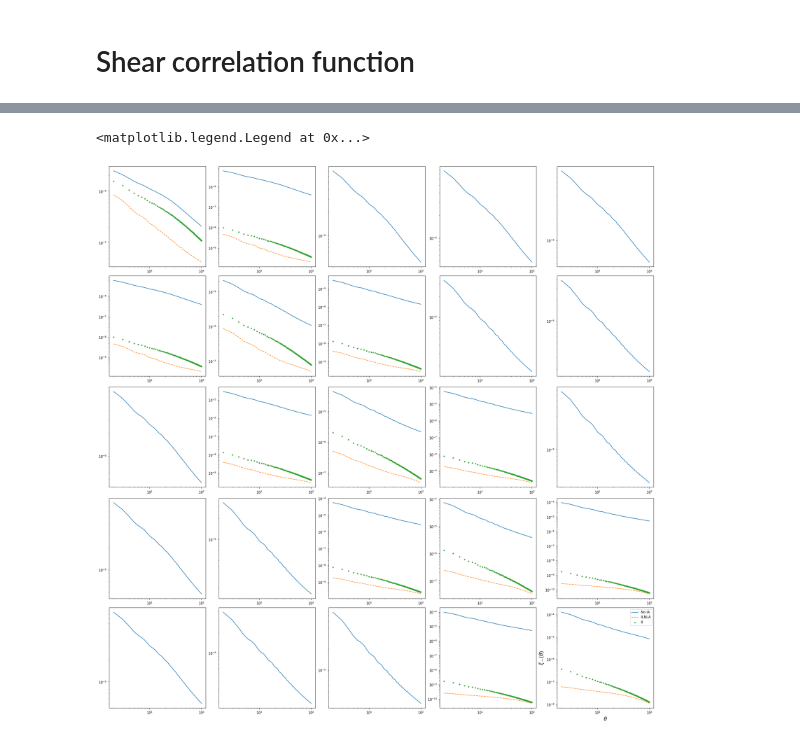
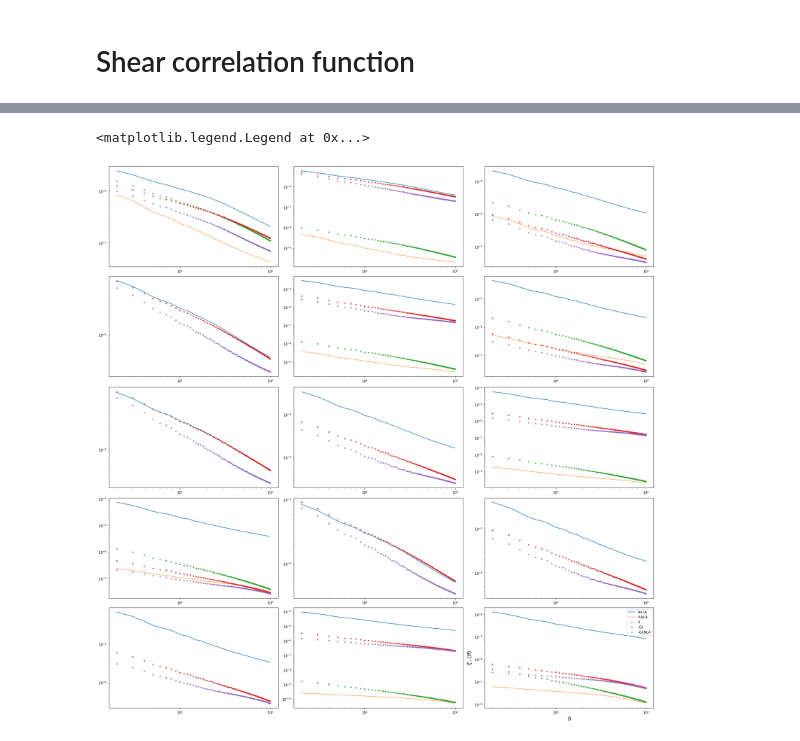
Before and after one commit to LSSTDESC/SkySim5000_IA_infusion, a Jupyter notebook: theo_predictions.ipynb, the cells around one changed output, grey strips where cells are left out. Cells and saved outputs as stored; diff of their text form; code cells hidden in the pictures.

```diff
--- a/theo_predictions.ipynb
+++ b/theo_predictions.ipynb
@@ -177,0 +186,15 @@ def trim_axs(axs, N):
+# %%
+shear_GI_minus=[]
+for i in range(15):
+    shear_GI_minus.append(ccl.correlation(cosmo, ell,cls['GI'][i] ,theta_arc.deg , corr_type='L-', method='fftlog'))
+shear_GI_minus=np.stack(shear_GI_minus)
+# %%
+shear_GI_NLA_plus=[]
+for i in range(15):
+    shear_GI_NLA_plus.append(ccl.correlation(cosmo, ell,cls['GI,NLA'][i] ,theta_arc.deg , corr_type='L+', method='fftlog'))
+shear_GI_NLA_plus=np.stack(shear_GI_NLA_plus)
+# %%
+shear_GI_NLA_minus=[]
+for i in range(15):
+    shear_GI_NLA_minus.append(ccl.correlation(cosmo, ell,cls['GI,NLA'][i] ,theta_arc.deg , corr_type='L-', method='fftlog'))
+shear_GI_NLA_minus=np.stack(shear_GI_NLA_minus)
@@ -178,8 +212,8 @@ def trim_axs(axs, N):
 # %%
 k=theta
-figsize = (23, 23)
+figsize = (30, 23)
 fig =plt.figure(figsize=figsize, constrained_layout=True)
-cols = 5
+cols = 3
 rows =5
 axs = fig.subplots(rows, cols)
 axs = trim_axs(axs, len(shear_GG_plus))
@@ -189,6 +223,10 @@ for ax, px in zip(axs, shear_II_NLA_plus):
     ax.loglog(theta, px,'--',label='II,NLA')
 for ax, pj in zip(axs, shear_II_plus):
     ax.loglog(theta, pj,'.',label='II')
+for ax, pjk in zip(axs, shear_GI_plus):
+    ax.loglog(theta,-pjk,'.',label='-GI')
+for ax, pjj in zip(axs, shear_GI_NLA_plus):
+    ax.loglog(theta, -pjj,'.',label='-GI,NLA')
     plt.xlabel(r'$\theta$', fontsize=15)
     plt.ylabel(r'$\xi_+(\theta)$', fontsize=15)
 legend(loc='upper right')
@@ -199,23 +237,27 @@ legend(loc='upper right')
 # %%
 k=theta
 figsize = (23, 23)
 fig =plt.figure(figsize=figsize, constrained_layout=True)
-cols = 5
+cols = 3
 rows =5
 axs = fig.subplots(rows, cols)
 axs = trim_axs(axs, len(shear_GG_minus))
 
 for ax, pi in zip(axs, shear_GG_minus):
     ax.loglog(theta, pi,label='No IA')
 for ax, px in zip(axs, shear_II_NLA_minus):
     ax.loglog(theta, px,'--',label='II,NLA')
 for ax, pj in zip(axs, shear_II_minus):
     ax.loglog(theta, pj,'.',label='II')
+for ax, pjk in zip(axs, shear_GI_minus):
+    ax.loglog(theta,-pjk,'.',label='-GI')
+for ax, pjj in zip(axs, shear_GI_NLA_minus):
+    ax.loglog(theta, -pjj,'.',label='-GI,NLA')
 plt.xlabel(r'$\theta$', fontsize=15)
 plt.ylabel(r'$\xi_-(\theta)$', fontsize=15)
 
 legend(loc='upper right')
 #fig.savefig("neg_cross.png",dpi=250)
 # %% [output]
 <matplotlib.legend.Legend at 0x...>
-[figure, old version]
+[figure, new version]
```
Also changed, not shown: parts of 17 cells of this notebook, 1 other file.
